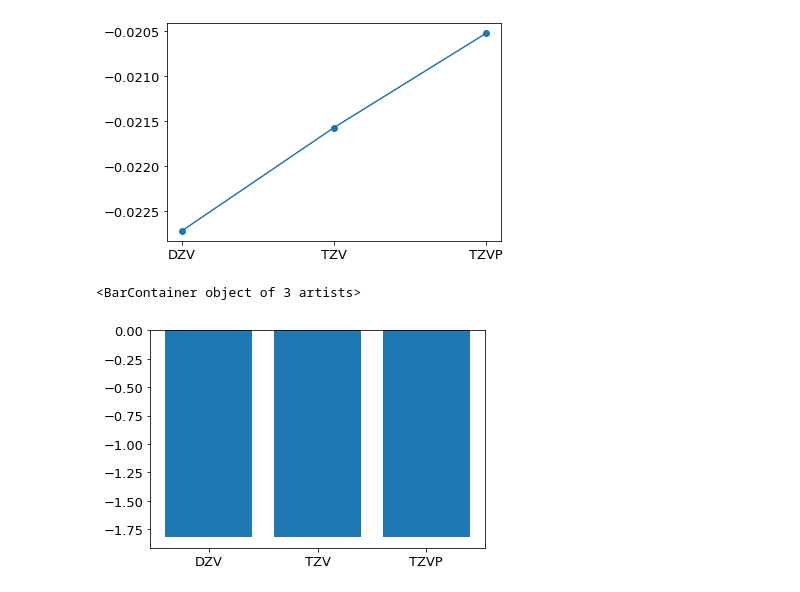
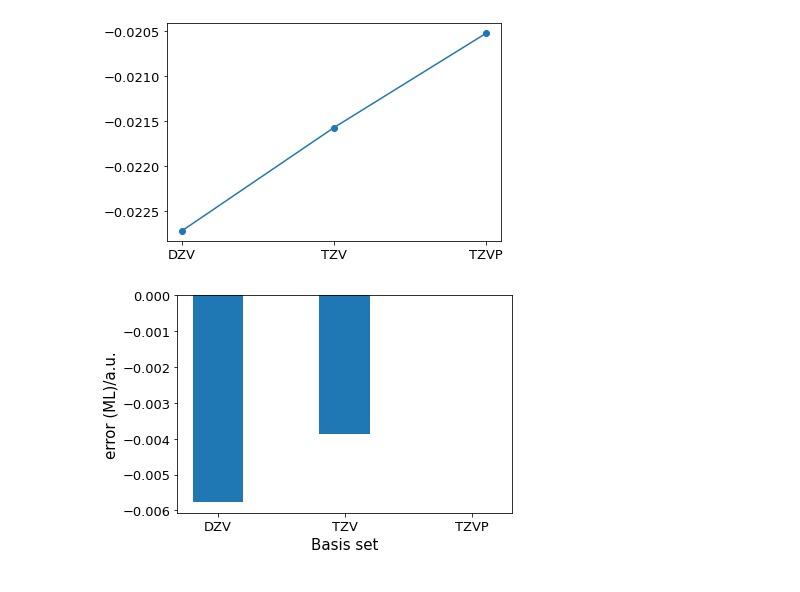
Before and after one commit to SYu2001/Catalytic_Activity, a Jupyter notebook: Plot/H chem energy vs basis set.ipynb, the cells around one changed output. Drawn from its saved outputs; the diff is of its cells as text; code cells hidden in the pictures.

```diff
--- a/Plot/H chem energy vs basis set.ipynb
+++ b/Plot/H chem energy vs basis set.ipynb
@@ -39,8 +46,15 @@ plt.scatter(basis_set,basis_H_chem_E_14)
 plt.show()
 # %% [output]
 [figure]
-# %%
-plt.bar(basis_set,basis_H_chem_E_mono)
-# %% [output]
-<BarContainer object of 3 artists>
-[figure, removed]
+# %%
+basis_H_chem_E_mono_diff = basis_H_chem_E_mono - basis_H_chem_E_mono[-1]
+
+
+plt.bar(basis_set,basis_H_chem_E_mono_diff,width = 0.4)
+
+plt.xlabel("Basis set")
+plt.ylabel("error (ML)/a.u.")
+
+plt.show()
+# %% [output]
+[figure, added]
```
Also changed, not shown: parts of 3 cells of this notebook, 16 other files.
